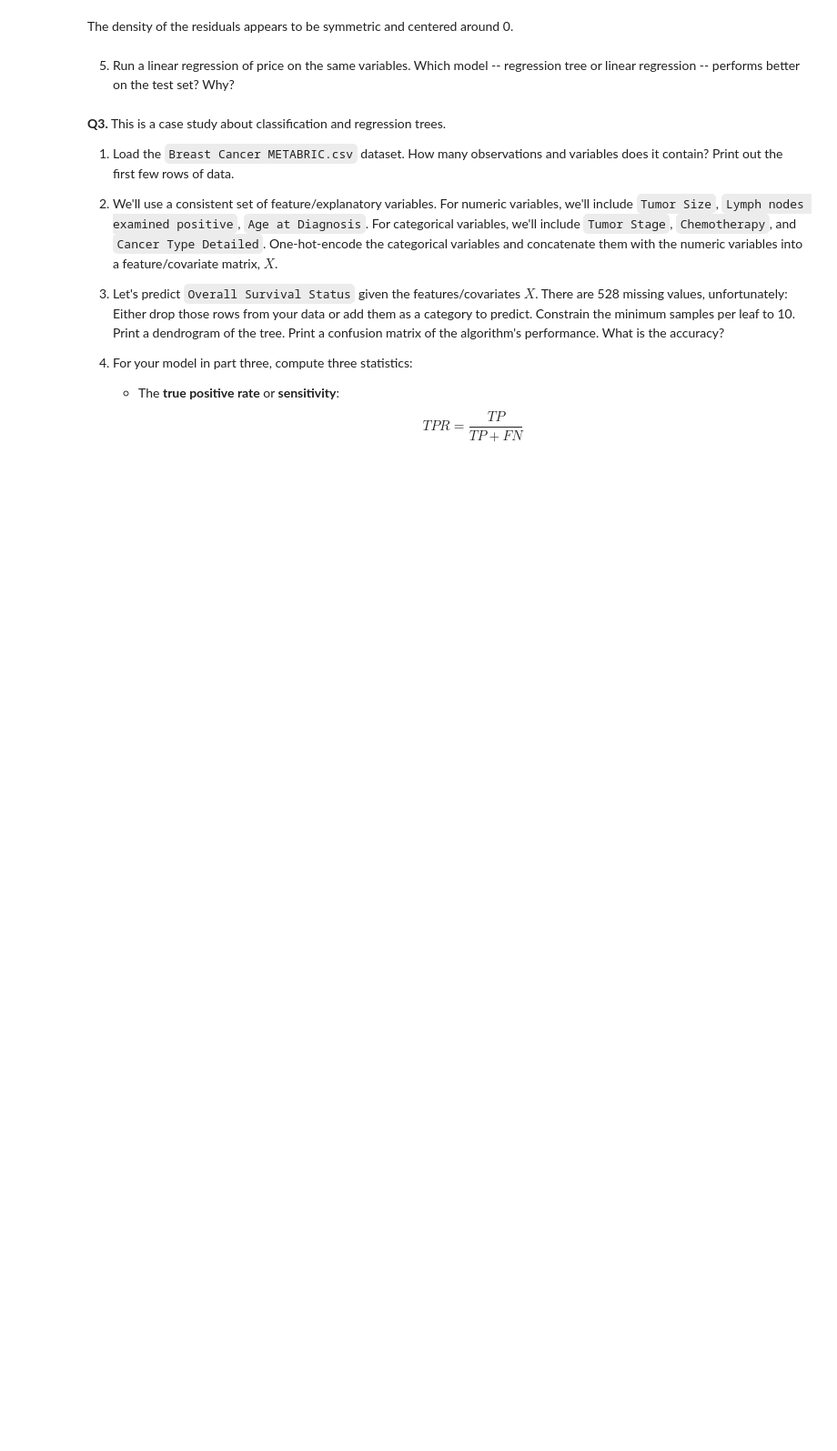
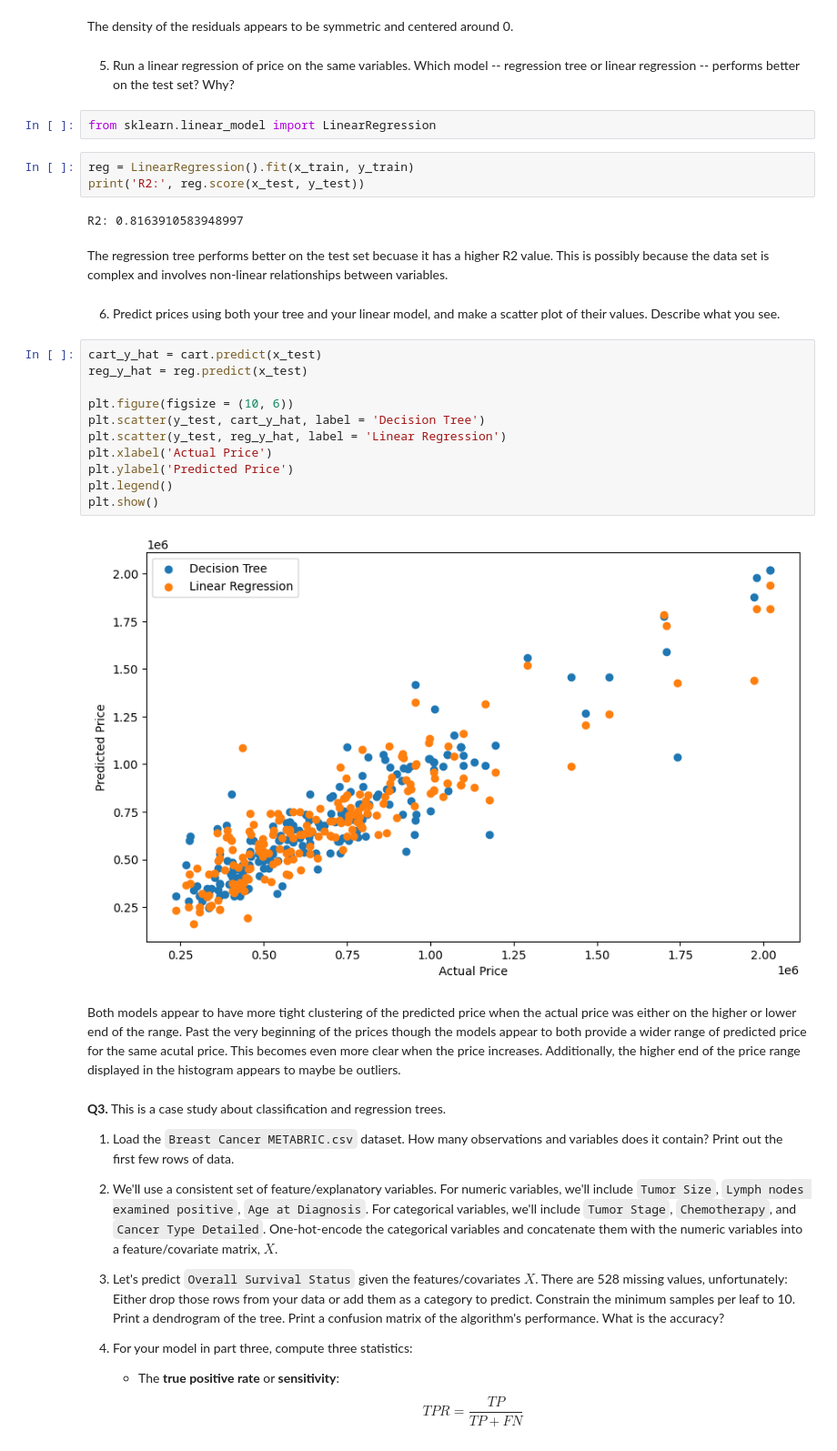
Before and after one commit to aileenkent/trees, a Jupyter notebook: assignment/assignment.ipynb, the cells around one changed output. Shown at 91% size. Saved outputs shown, nothing was run; the diff lists cells and outputs as text; blank space fills up the shorter version.

```diff
--- a/assignment/assignment.ipynb
+++ b/assignment/assignment.ipynb
@@ -156,6 +156,32 @@ RMSE: 136351.11862768274
 The density of the residuals appears to be symmetric and centered around 0.
 # %% [markdown]
 5. Run a linear regression of price on the same variables. Which model -- regression tree or linear regression -- performs better on the test set? Why?
+# %%
+from sklearn.linear_model import LinearRegression
+# %%
+reg = LinearRegression().fit(x_train, y_train)
+print('R2:', reg.score(x_test, y_test))
+# %% [output]
+R2: 0.8163910583948997
+# %% [markdown]
+The regression tree performs better on the test set becuase it has a higher R2 value. This is possibly because the data set is complex and involves non-linear relationships between variables.
+# %% [markdown]
+6. Predict prices using both your tree and your linear model, and make a scatter plot of their values. Describe what you see.
+# %%
+cart_y_hat = cart.predict(x_test)
+reg_y_hat = reg.predict(x_test)
+
+plt.figure(figsize = (10, 6))
+plt.scatter(y_test, cart_y_hat, label = 'Decision Tree')
+plt.scatter(y_test, reg_y_hat, label = 'Linear Regression')
+plt.xlabel('Actual Price')
+plt.ylabel('Predicted Price')
+plt.legend()
+plt.show()
+# %% [output]
+[figure, added]
+# %% [markdown]
+Both models appear to have more tight clustering of the predicted price when the actual price was either on the higher or lower end of the range. Past the very beginning of the prices though the models appear to both provide a wider range of predicted price for the same acutal price. This becomes even more clear when the price increases. Additionally, the higher end of the price range displayed in the histogram appears to maybe be outliers.
 # %% [markdown]
 **Q3.** This is a case study about classification and regression trees.
 
```
